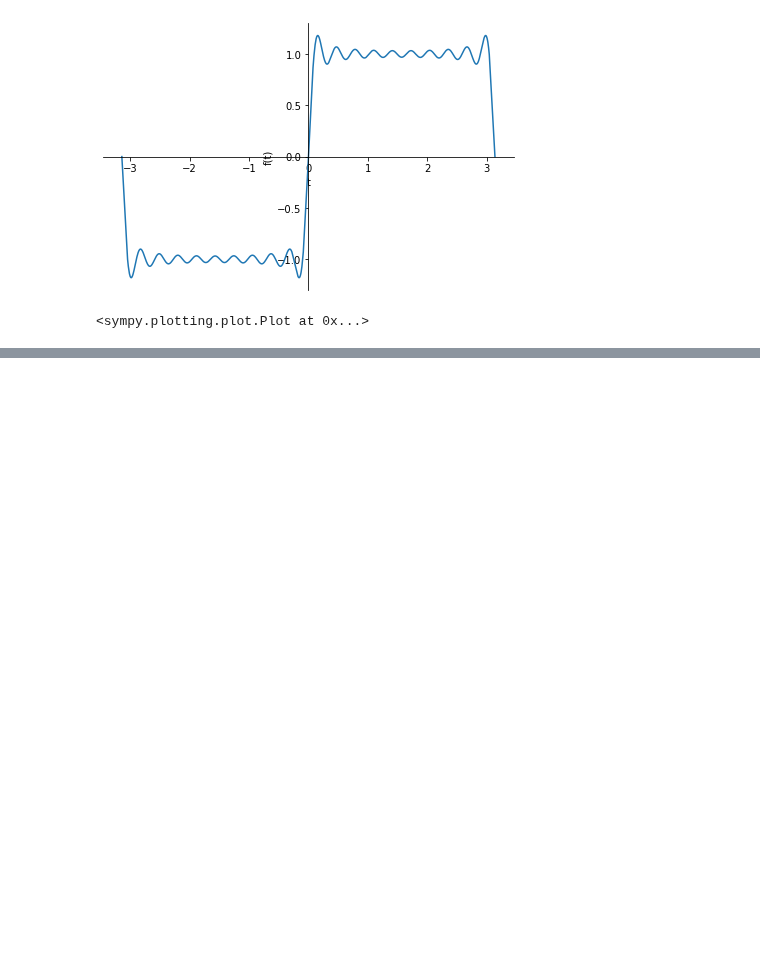
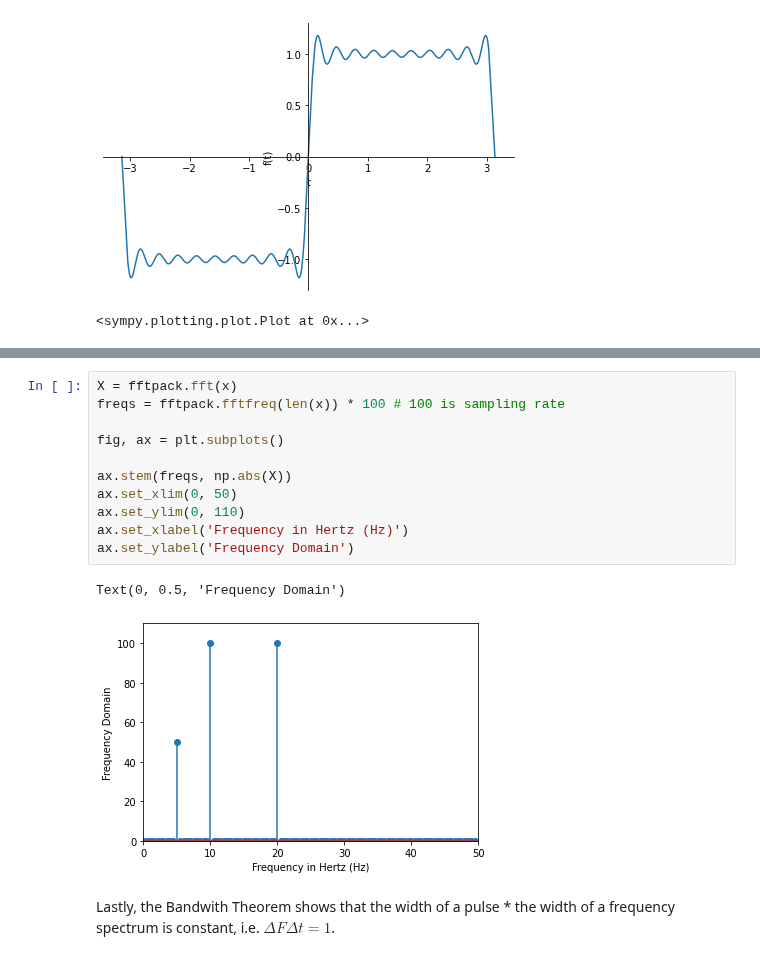
Before and after one commit to primer-computational-mathematics/book, a Jupyter notebook: notebooks/a_modules/waves/6_Fourier_Series.ipynb, the cells around one changed output, grey strips where cells are left out. Saved outputs shown, nothing was run; the diff lists cells and outputs as text; blank space fills up the shorter version.

```diff
--- a/notebooks/a_modules/waves/6_Fourier_Series.ipynb
+++ b/notebooks/a_modules/waves/6_Fourier_Series.ipynb
@@ -92,0 +121,16 @@ sym.plot(series.truncate(10), (t, -pi, pi))
+# %%
+X = fftpack.fft(x)
+freqs = fftpack.fftfreq(len(x)) * 100 # 100 is sampling rate
+
+fig, ax = plt.subplots()
+
+ax.stem(freqs, np.abs(X))
+ax.set_xlim(0, 50)
+ax.set_ylim(0, 110)
+ax.set_xlabel('Frequency in Hertz (Hz)')
+ax.set_ylabel('Frequency Domain')
+# %% [output]
+Text(0, 0.5, 'Frequency Domain')
+[figure, added]
+# %% [markdown]
+Lastly, the Bandwith Theorem shows that the width of a pulse * the width of a frequency spectrum is constant, i.e. $\Delta F \Delta t = 1$.
```
Also changed, not shown: parts of 6 cells of this notebook.
